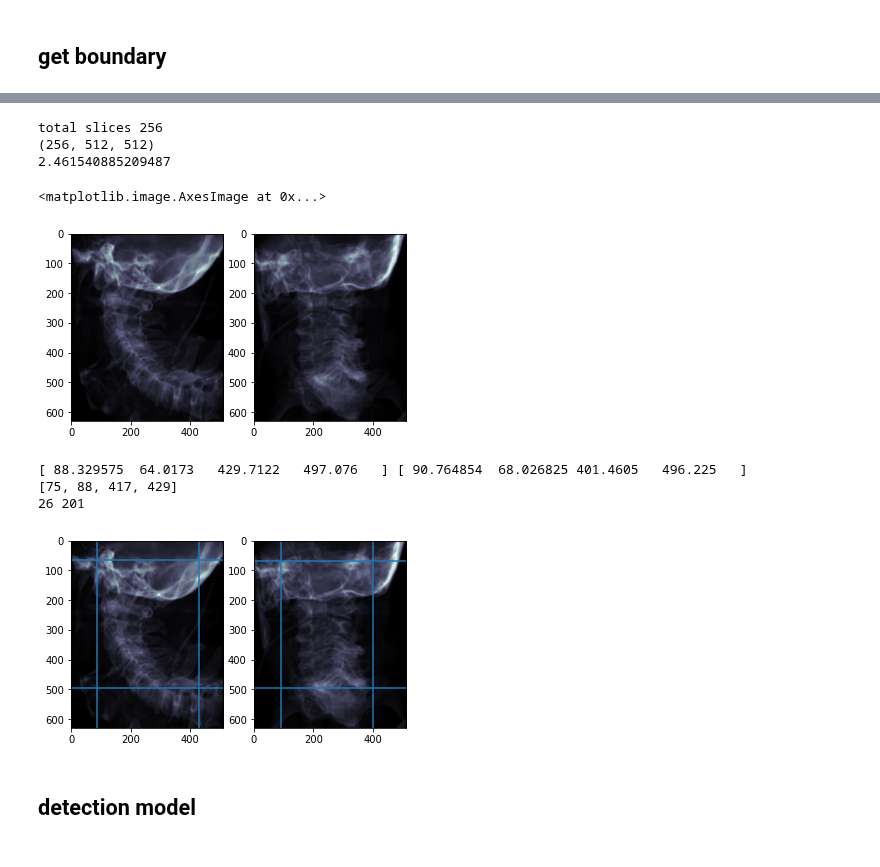
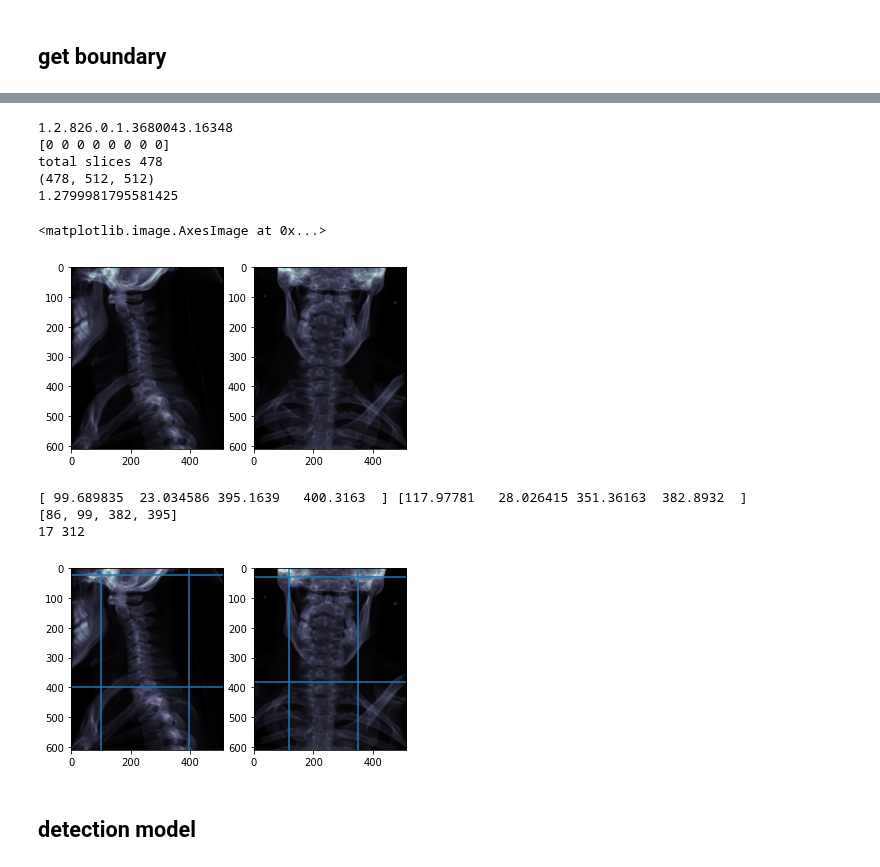
Before and after one commit to ghty011/cervical_spine, a Jupyter notebook: final/submit_axial_detection.ipynb, the cells around one changed output, grey strips where cells are left out. Saved outputs shown, nothing was run; the diff lists cells and outputs as text; code cells hidden in the pictures.

```diff
--- a/final/submit_axial_detection.ipynb
+++ b/final/submit_axial_detection.ipynb
@@ -232,3 +232,6 @@ def get_coronal_boundary_model():
 
 sagittal_boundary_model, sb_transform = get_sagittal_boundary_model()
 coronal_boundary_model, cb_transform = get_coronal_boundary_model()
+# %%
+train_df = pd.read_csv(os.path.join(DATA_DIR, 'train.csv')).sort_values('StudyInstanceUID')
+train_df.head()
@@ -235,30 +245,44 @@ coronal_boundary_model, cb_transform = get_coronal_boundary_model()
 # %%
-UID = '1.2.826.0.1.3680043.14833'
+# UID = '1.2.826.0.1.3680043.15623'
+# label = np.array([1,1,0,0,0,0,0,0])
+index = 400
+UID = train_df.iloc[index]['StudyInstanceUID']
+print(UID)
+label = train_df.iloc[index][['patient_overall', 'C1','C2','C3','C4','C5','C6','C7']].values
+print(label)
 imgs, aspect = read_patient_dcm(os.path.join(IMAGES_DIR, UID))
 print(imgs.shape)
 print(aspect)
 # %% [output]
-total slices 256
-(256, 512, 512)
-2.461540885209487
+1.2.826.0.1.3680043.16348
+[0 0 0 0 0 0 0 0]
+total slices 478
+(478, 512, 512)
+1.2799981795581425
 # %%
-xray_imgs = np.clip(imgs, a_min=0, a_max=2242)
-coronal_xray = xray_imgs.mean(axis=1)
-coronal_xray = coronal_xray / coronal_xray.max()
-coronal_img = Image.fromarray(np.uint8(coronal_xray * 255), 'L')
-coronal_img = coronal_img.resize((coronal_img.width, int(coronal_img.height * aspect)))
 
-sagittal_xray = xray_imgs.mean(axis=2)
-sagittal_xray = sagittal_xray / sagittal_xray.max()
-sagittal_img = Image.fromarray(np.uint8(sagittal_xray * 255), 'L')
-sagittal_img = sagittal_img.resize((sagittal_img.width, int(sagittal_img.height * aspect)))
+def get_xray_images(imgs):
+    xray_imgs = np.clip(imgs, a_min=0, a_max=2242)
+    coronal_xray = xray_imgs.mean(axis=1)
+    coronal_xray = coronal_xray / coronal_xray.max()
+    coronal_img = Image.fromarray(np.uint8(coronal_xray * 255), 'L')
+    coronal_img = coronal_img.resize((coronal_img.width, int(coronal_img.height * aspect)))
 
+    sagittal_xray = xray_imgs.mean(axis=2)
+    sagittal_xray = sagittal_xray / sagittal_xray.max()
+    sagittal_img = Image.fromarray(np.uint8(sagittal_xray * 255), 'L')
+    sagittal_img = sagittal_img.resize((sagittal_img.width, int(sagittal_img.height * aspect)))
+
+
+    return sagittal_img, coronal_img
+
+sagittal_img, coronal_img = get_xray_images(imgs)
 _, axs = plt.subplots(1, 2)
 axs[0].imshow(sagittal_img, cmap='bone')
 axs[1].imshow(coronal_img, cmap='bone')
 # %% [output]
 <matplotlib.image.AxesImage at 0x...>
-[figure, old version]
+[figure, new version]
 # %%
 def square_crop_position(crop_box, image_size=512):
     """
@@ -332,10 +356,12 @@ with torch.no_grad():
     end_axial_index = int(max(sagittal_boundary[3], coronal_boundary[3]) / aspect)
     end_axial_index = min(imgs.shape[0]-2, end_axial_index)
 
+    # end_axial_index = imgs.shape[0]-2
+
     print(axial_boundary)
     print(start_axial_index, end_axial_index)
 # %% [output]
-[ 88.329575  64.0173   429.7122   497.076   ] [ 90.764854  68.026825 401.4605   496.225   ]
-[75, 88, 417, 429]
-26 201
+[ 99.689835  23.034586 395.1639   400.3163  ] [117.97781   28.026415 351.36163  382.8932  ]
+[86, 99, 382, 395]
+17 312
-[figure, old version]
+[figure, new version]
```
Also changed, not shown: parts of 29 cells of this notebook.
